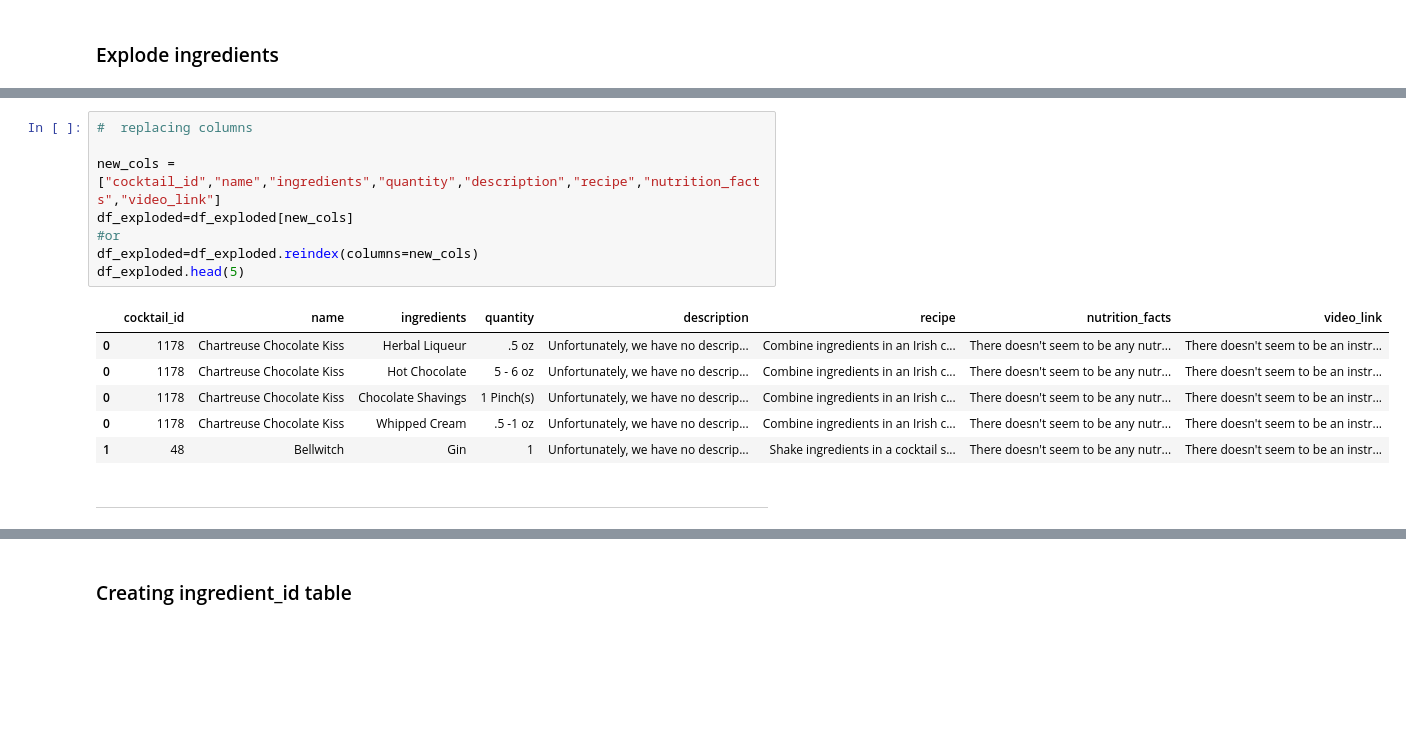
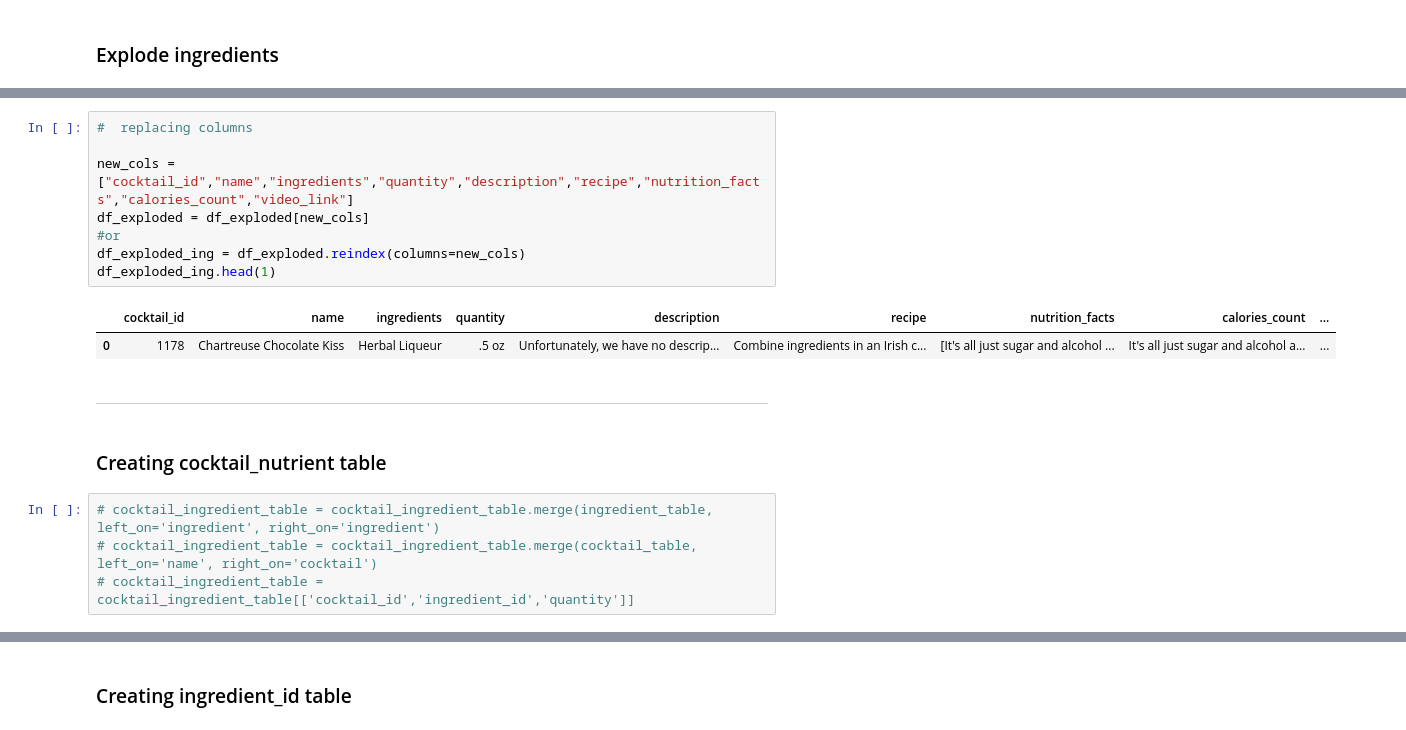
Before and after one commit to Lucien-Stephane-Ld/certification-project-DAFT410, a Jupyter notebook: data_cleaning.ipynb, the cells around one changed output, grey strips where cells are left out. Drawn from its saved outputs; the diff is of its cells as text; blank space fills up the shorter version.

```diff
--- a/data_cleaning.ipynb
+++ b/data_cleaning.ipynb
@@ -279,17 +265,19 @@ df_exploded.head(5)
 # %%
 #  replacing columns
 
-new_cols = ["cocktail_id","name","ingredients","quantity","description","recipe","nutrition_facts","video_link"]
-df_exploded=df_exploded[new_cols]
+new_cols = ["cocktail_id","name","ingredients","quantity","description","recipe","nutrition_facts","calories_count","video_link"]
+df_exploded = df_exploded[new_cols]
 #or
-df_exploded=df_exploded.reindex(columns=new_cols)
-df_exploded.head(5)
+df_exploded_ing = df_exploded.reindex(columns=new_cols)
+df_exploded_ing.head(1)
 # %% [output]
-|  | cocktail_id | name | ingredients | quantity | description | recipe | nutrition_facts | video_link |
-| 0 | 1178 | Chartreuse Chocolate Kiss | Herbal Liqueur | .5 oz | Unfortunately, we have no descrip... | Combine ingredients in an Irish c... | There doesn't seem to be any nutr... | There doesn't seem to be an instr... |
-| 0 | 1178 | Chartreuse Chocolate Kiss | Hot Chocolate | 5 - 6 oz | Unfortunately, we have no descrip... | Combine ingredients in an Irish c... | There doesn't seem to be any nutr... | There doesn't seem to be an instr... |
-| 0 | 1178 | Chartreuse Chocolate Kiss | Chocolate Shavings | 1 Pinch(s) | Unfortunately, we have no descrip... | Combine ingredients in an Irish c... | There doesn't seem to be any nutr... | There doesn't seem to be an instr... |
-| 0 | 1178 | Chartreuse Chocolate Kiss | Whipped Cream | .5 -1 oz | Unfortunately, we have no descrip... | Combine ingredients in an Irish c... | There doesn't seem to be any nutr... | There doesn't seem to be an instr... |
-| 1 | 48 | Bellwitch | Gin | 1 | Unfortunately, we have no descrip... | Shake ingredients in a cocktail s... | There doesn't seem to be any nutr... | There doesn't seem to be an instr... |
+|  | cocktail_id | name | ingredients | quantity | description | recipe | nutrition_facts | calories_count | ... |
+| 0 | 1178 | Chartreuse Chocolate Kiss | Herbal Liqueur | .5 oz | Unfortunately, we have no descrip... | Combine ingredients in an Irish c... | [It's all just sugar and alcohol ... | It's all just sugar and alcohol a... | ... |
 # %% [markdown]
 _______________________
+# %% [markdown]
+### Creating cocktail_nutrient table
+# %%
+# cocktail_ingredient_table = cocktail_ingredient_table.merge(ingredient_table, left_on='ingredient', right_on='ingredient')
+# cocktail_ingredient_table = cocktail_ingredient_table.merge(cocktail_table, left_on='name', right_on='cocktail')
+# cocktail_ingredient_table = cocktail_ingredient_table[['cocktail_id','ingredient_id','quantity']]
```
Also changed, not shown: parts of 19 cells of this notebook.
